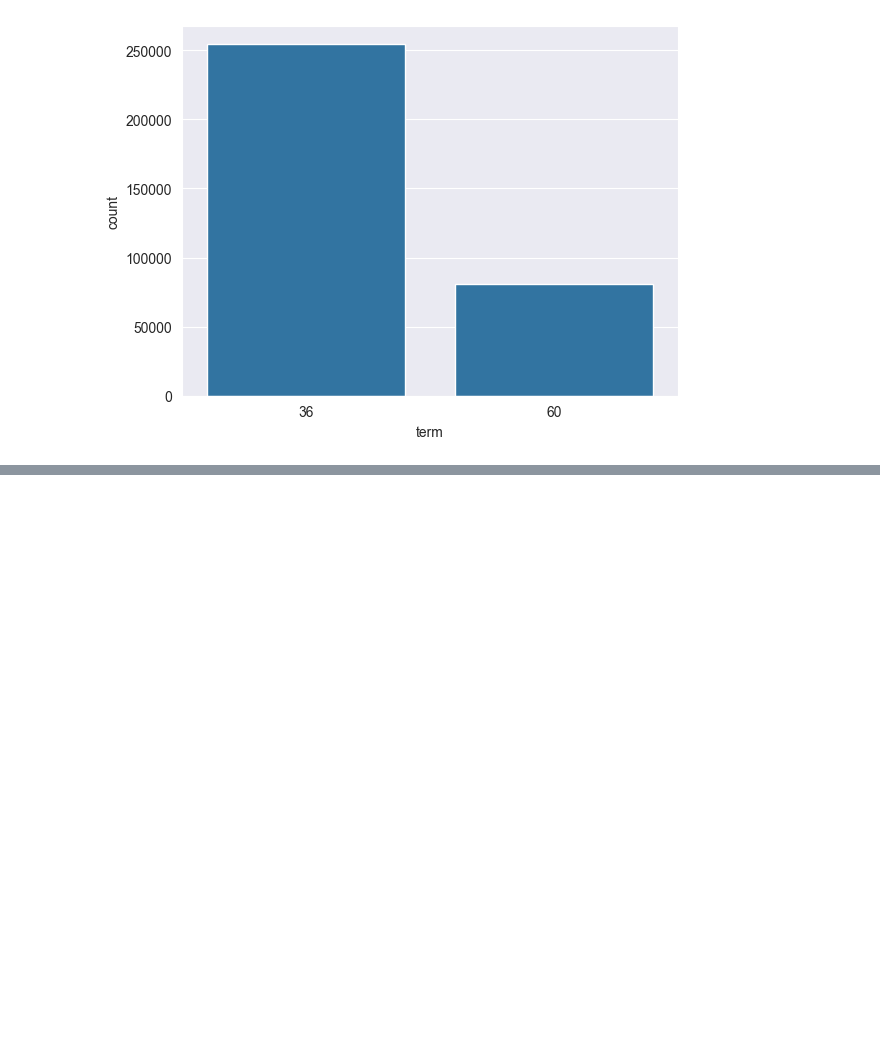
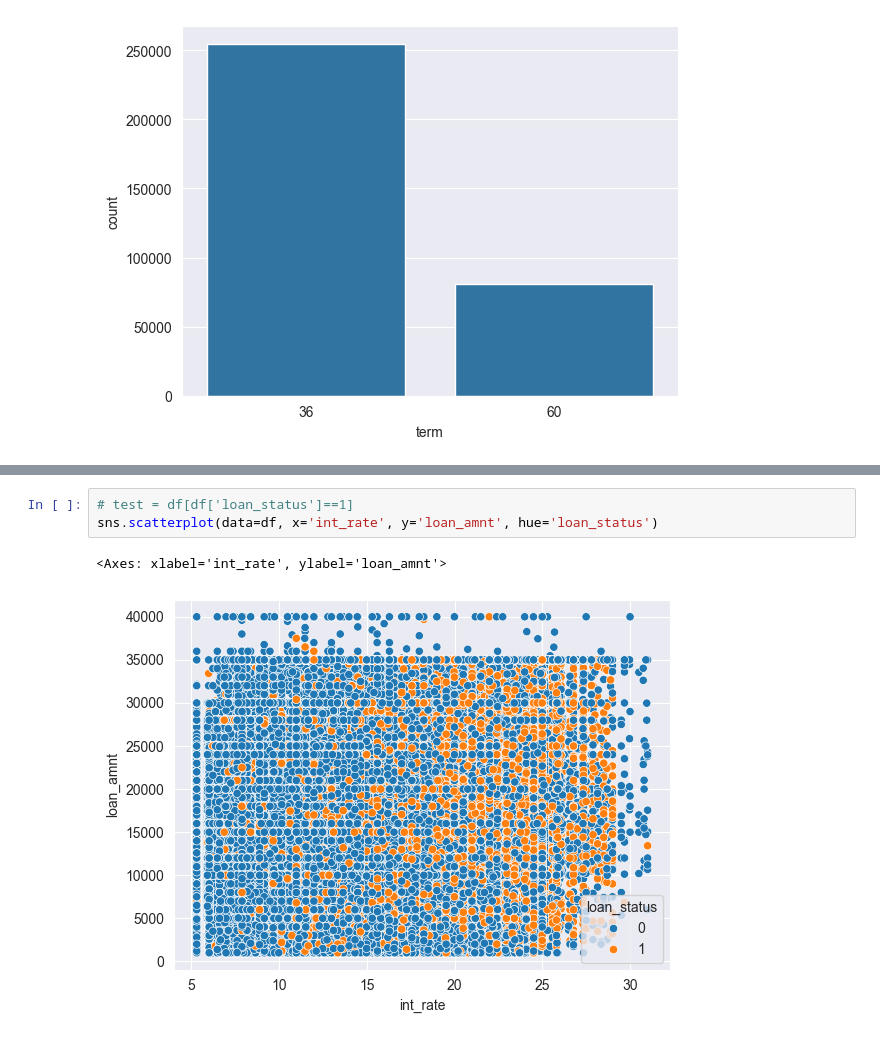
Before and after one commit to DoM1NuSS/Complete-Tensorflow-2-and-Keras-Deep-Learning-Bootcamp, a Jupyter notebook: SoloProjekat.ipynb, the cells around one changed output, grey strips where cells are left out. Drawn from its saved outputs; the diff is of its cells as text; blank space fills up the shorter version.

```diff
--- a/SoloProjekat.ipynb
+++ b/SoloProjekat.ipynb
@@ -124,0 +444,6 @@ sns.countplot(x=df['term'],data=df)
+# %%
+# test = df[df['loan_status']==1]
+sns.scatterplot(data=df, x='int_rate', y='loan_amnt', hue='loan_status')
+# %% [output]
+<Axes: xlabel='int_rate', ylabel='loan_amnt'>
+[figure, added]
```
Also changed, not shown: parts of 63 cells of this notebook.
